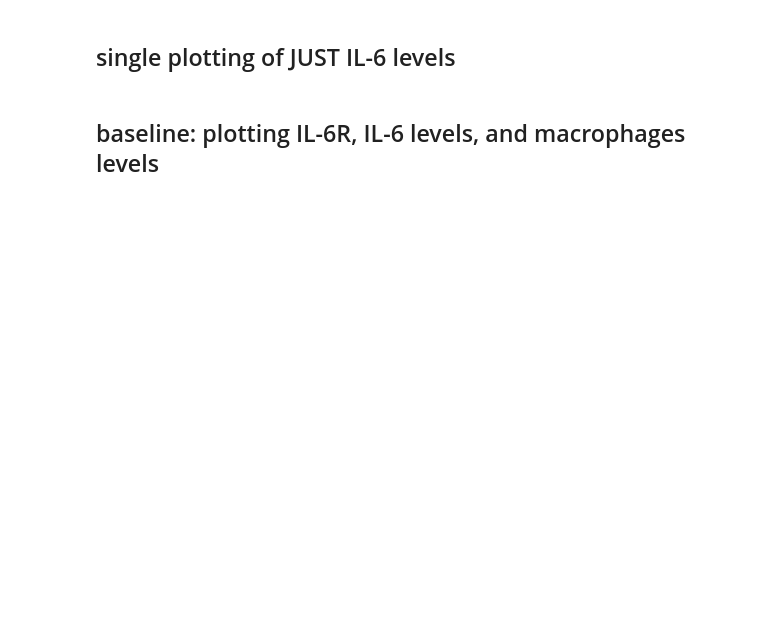
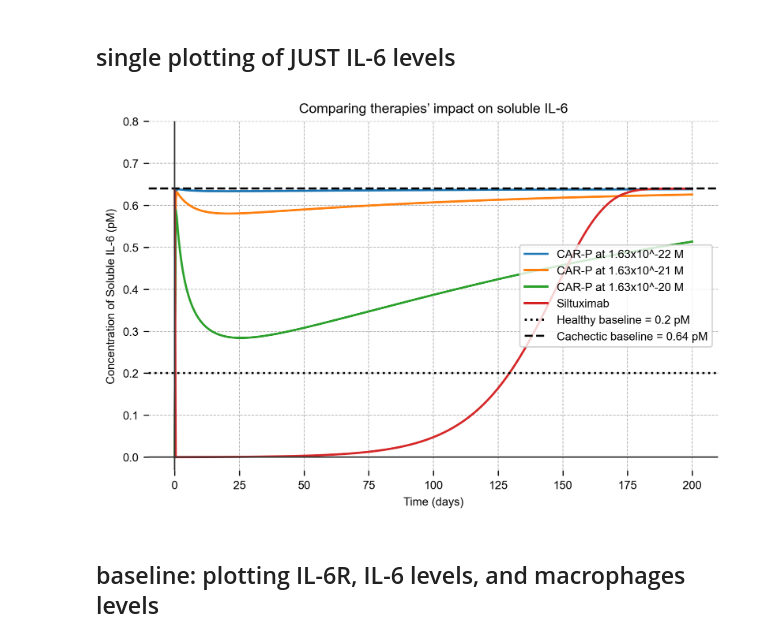
Before and after one commit to mit-igem/car-p-diem, a Jupyter notebook: Tumor.ipynb, the cells around one changed output. Saved outputs shown, nothing was run; the diff lists cells and outputs as text; code cells hidden in the pictures; blank space fills up the shorter version.

```diff
--- a/Tumor.ipynb
+++ b/Tumor.ipynb
@@ -353,7 +360,7 @@ for macrophage_conc in macrophage_concs:
 SAVE_FIGS = False   # CHANGE TO FALSE IF YOU WANT TO DISPLAY PLOTS AND NOT DOWNLOAD THEM
 
 # create time axis
-simulation_time_mins = 120  # days
+simulation_time_mins = 200  # days
 t = np.linspace(0, simulation_time_mins*60*60*24, 500)
 simulation_results = {}
 solutions = {}
@@ -362,39 +369,42 @@ fig, ax = plt.subplots(figsize=(6,4), dpi=300, layout="constrained")
 
 for macrophage_conc in macrophage_concs:
     constants = rate_constants()
     metadata_CAR, metadata_Ab, combined_metadata = state_variable_metadatas['CAR'](macrophage_conc), \
                                                     state_variable_metadatas['Ab'](macrophage_conc), \
                                                     state_variable_metadatas['combined'](macrophage_conc)
 
     # Run the simulation
     simulation_results_CAR, solution_CAR = simulate_binding_recycling_and_degradation(t, constants, metadata_CAR, 'CAR')
     simulation_results_Ab, solution_Ab = simulate_binding_recycling_and_degradation(t, constants, metadata_Ab, 'Ab')
 
     plot_time_axis = simulation_results_CAR['t']/3600/24  # days
 
-    ax.plot(plot_time_axis, simulation_results_CAR['IL-6']*1e12, label=f'CAR-P at {macrophage_conc} M')
+    ax.plot(plot_time_axis, simulation_results_CAR['IL-6']*1e12, label=f'CAR-P at {concentrations[macrophage_conc]} M')
 
 ax.plot(plot_time_axis, simulation_results_Ab['IL-6']*1e12, label='Siltuximab')
 ax.set_xlabel('Time (days)')
 ax.set_ylabel('Concentration of Soluble IL-6 (pM)')
 ax.set_title('Comparing therapies’ impact on soluble IL-6')
+plt.ylim(top=0.8)
 
 # Healthy baseline
-ax.axhline(y=0.2, color='black', linestyle='--')
-ax.text(0.05, 0.16, 'Healthy baseline', ha='left', va='bottom', transform=ax.get_yaxis_transform())
+ax.axhline(y=0.2, color='black', linestyle=':', label='Healthy baseline = 0.2 pM')
+# ax.text(0.98, 0.207, 'Healthy baseline', ha='right', va='bottom', transform=ax.get_yaxis_transform(), fontsize=8)
 
 # Cachectic baseline
-ax.axhline(y=0.64, color='black', linestyle='--')
-ax.text(0.05, 0.6, 'Cachectic baseline', ha='left', va='bottom', transform=ax.get_yaxis_transform())
+ax.axhline(y=0.64, color='black', linestyle='--', label='Cachectic baseline = 0.64 pM')
+# ax.text(0.98, 0.65, 'Cachectic baseline', ha='right', va='bottom', transform=ax.get_yaxis_transform(), fontsize=8)
 
-ax.legend()
+ax.legend(loc='right')
 make_plot_look_good(ax)
 
 if SAVE_FIGS:
     plt.savefig(f'Tumor/macrophage_conc_plots/macrophage_conc_overlaid.jpeg', dpi=300)
     plt.close(fig)
 else:
     plt.show()
+# %% [output]
+[figure, added]
 # %% [markdown]
 ## baseline: plotting IL-6R, IL-6 levels, and macrophages levels
 # %%
```
Also changed, not shown: parts of 6 cells of this notebook, 29 other files.
